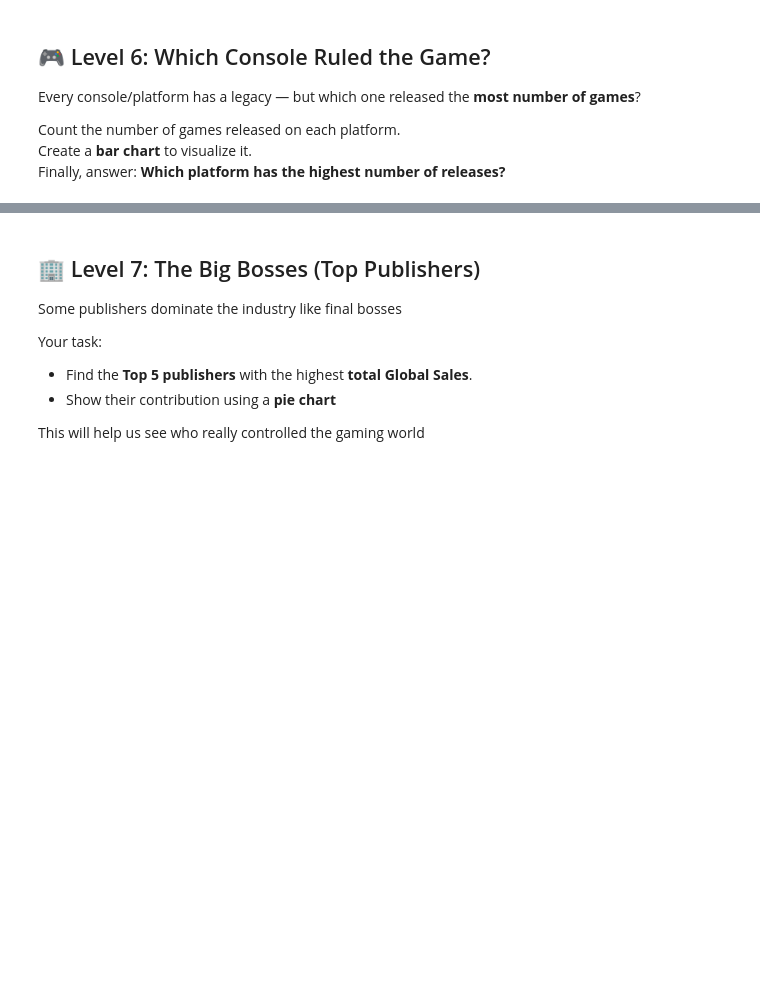
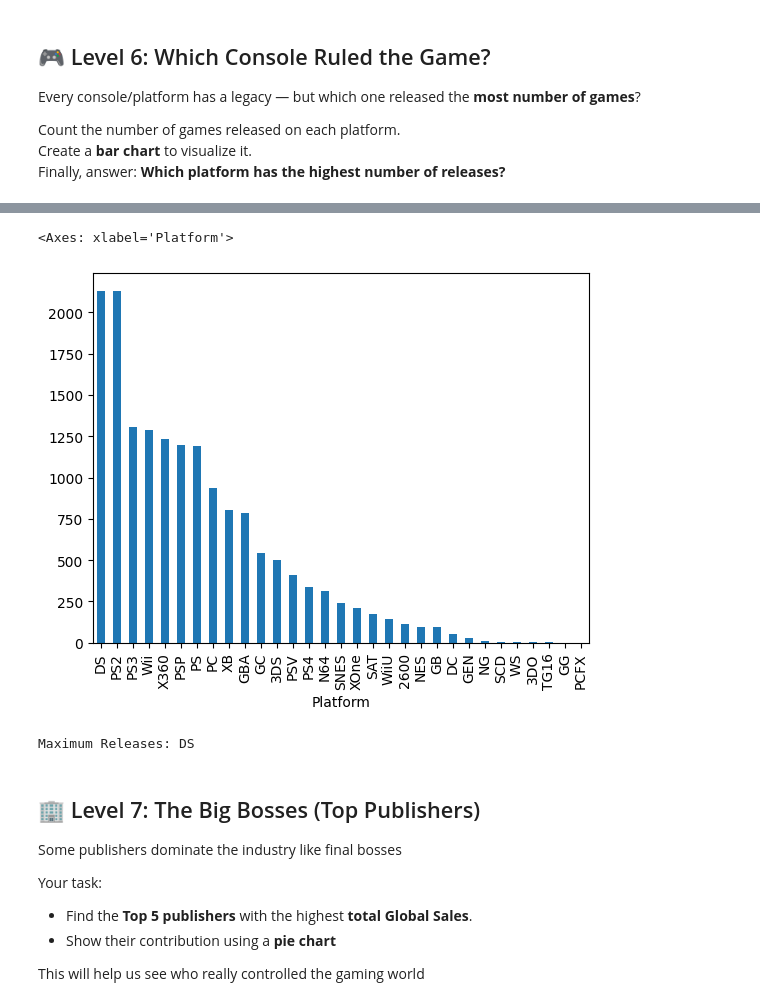
Before and after one commit to gaurishirke07/Synapse_Interview_Tasks, a Jupyter notebook: interview-task2.ipynb, the cells around one changed output, grey strips where cells are left out. Drawn from its saved outputs; the diff is of its cells as text; code cells hidden in the pictures; blank space fills up the shorter version.

```diff
--- a/interview-task2.ipynb
+++ b/interview-task2.ipynb
@@ -195,3 +212,6 @@ Every console/platform has a legacy — but which one released the **most number
 Count the number of games released on each platform.
 Create a **bar chart** to visualize it.
 Finally, answer: **Which platform has the highest number of releases?**
+# %%
+game_count = df['Platform'].value_counts()
+print(game_count)
@@ -198,3 +236,12 @@ Finally, answer: **Which platform has the highest number of releases?**
+# %%
+game_count.plot(kind = "bar")
+# %% [output]
+<Axes: xlabel='Platform'>
+[figure, added]
+# %%
+print("Maximum Releases:", game_count.idxmax())
+# %% [output]
+Maximum Releases: DS
 # %% [markdown]
 
 ## 🏢 Level 7: The Big Bosses (Top Publishers)
```
Also changed, not shown: parts of 8 cells of this notebook.
